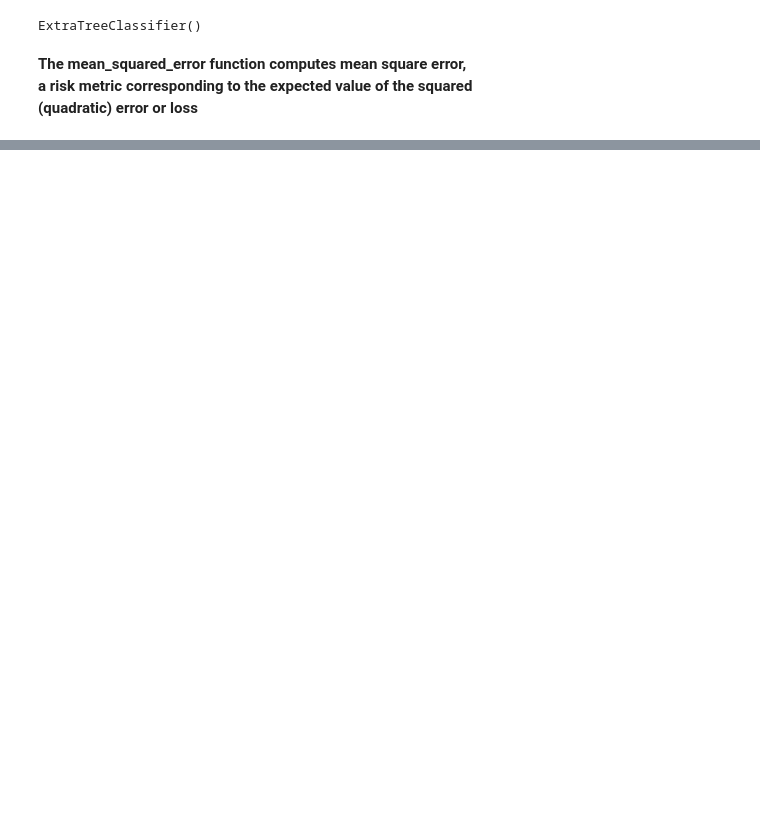
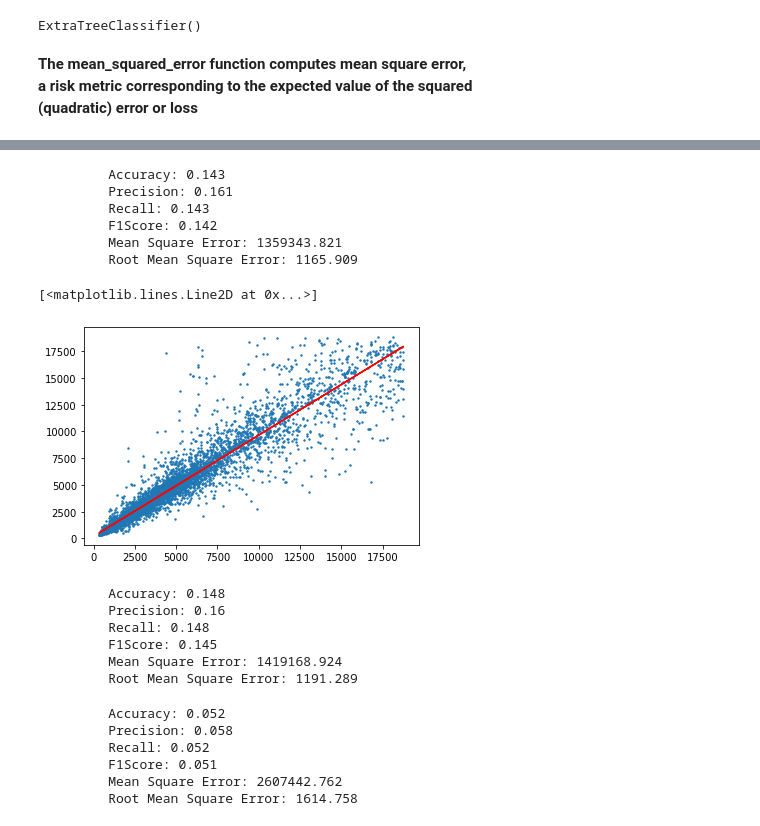
Before and after one commit to adrianacoca/Kaggle-Competition, a Jupyter notebook: Training Models.ipynb, the cells around one changed output, grey strips where cells are left out. Saved outputs shown, nothing was run; the diff lists cells and outputs as text; code cells hidden in the pictures; blank space fills up the shorter version.

```diff
--- a/Training Models.ipynb
+++ b/Training Models.ipynb
@@ -38,3 +45,9 @@ def printMetrics(y_test,y_pred):
     printMetric("F1Score",f1_score(y_test, y_pred, average = "weighted"))
     printMetric("Mean Square Error", mean_squared_error(y_test,y_pred))
     printMetric("Root Mean Square Error", mean_squared_error(y_test,y_pred, squared = False))
+# %%
+def fitModel(model):
+    model = model
+    model.fit(X_train, y_train)
+    y_pred = model.predict(X_test)
+    return y_pred
@@ -144,0 +143,3 @@ train_clean["clarity_numeric"] = clarity_numeric
+# %%
+train_clean = encode(train)
+train_clean
@@ -292,0 +210,12 @@ make_pipeline(StandardScaler(), SVC(gamma='auto')).fit(X_train, y_train)
+# %%
+#all features except id
+features_0 = ['carat','table','x','y','z','price','color_numeric','cut_numeric', 'clarity_numeric', 'depth']
+
+#getting rid of id, depth
+features_1 = ['carat','table','x','y','z','price','color_numeric','cut_numeric', 'clarity_numeric']
+
+#getting rid of id, depth, cut_numeric, clarity_numeric
+features_2 = ['carat','table','x','y','z','price','color_numeric']
+
+#getting rid of id, x, y, z
+features_3 = ['carat','table','depth','price','color_numeric','cut_numeric', 'clarity_numeric']
@@ -292,0 +229,50 @@ make_pipeline(StandardScaler(), SVC(gamma='auto')).fit(X_train, y_train)
+# %%
+#Features_All
+csv = train_clean[features_0]
+csv.shape
+X_train, X_test, y_train, y_test = split(csv)
+y_pred = fitModel(DecisionTreeClassifier(random_state=0))
+printMetrics(y_test,y_pred)
+# %% [output]
+         Accuracy: 0.143
+         Precision: 0.161
+         Recall: 0.143
+         F1Score: 0.142
+         Mean Square Error: 1359343.821
+         Root Mean Square Error: 1165.909
+# %%
+plt.scatter(y_test,y_pred, s=2)
+
+m, b = np.polyfit(y_test,y_pred, 1)
+plt.plot(y_test, m*y_test + b, color = "r")
+# %% [output]
+[<matplotlib.lines.Line2D at 0x...>]
+[figure, added]
+# %%
+#Features_1
+csv = train_clean[features_1]
+csv.shape
+X_train, X_test, y_train, y_test = split(csv)
+y_pred = fitModel(DecisionTreeClassifier(random_state=0))
+printMetrics(y_test,y_pred)
+# %% [output]
+         Accuracy: 0.148
+         Precision: 0.16
+         Recall: 0.148
+         F1Score: 0.145
+         Mean Square Error: 1419168.924
+         Root Mean Square Error: 1191.289
+# %%
+#Features_2
+csv = train_clean[features_2]
+csv.shape
+X_train, X_test, y_train, y_test = split(csv)
+y_pred = fitModel(DecisionTreeClassifier(random_state=0))
+printMetrics(y_test,y_pred)
+# %% [output]
+         Accuracy: 0.052
+         Precision: 0.058
+         Recall: 0.052
+         F1Score: 0.051
+         Mean Square Error: 2607442.762
+         Root Mean Square Error: 1614.758
```
Also changed, not shown: parts of 56 cells of this notebook, 3 other files.
